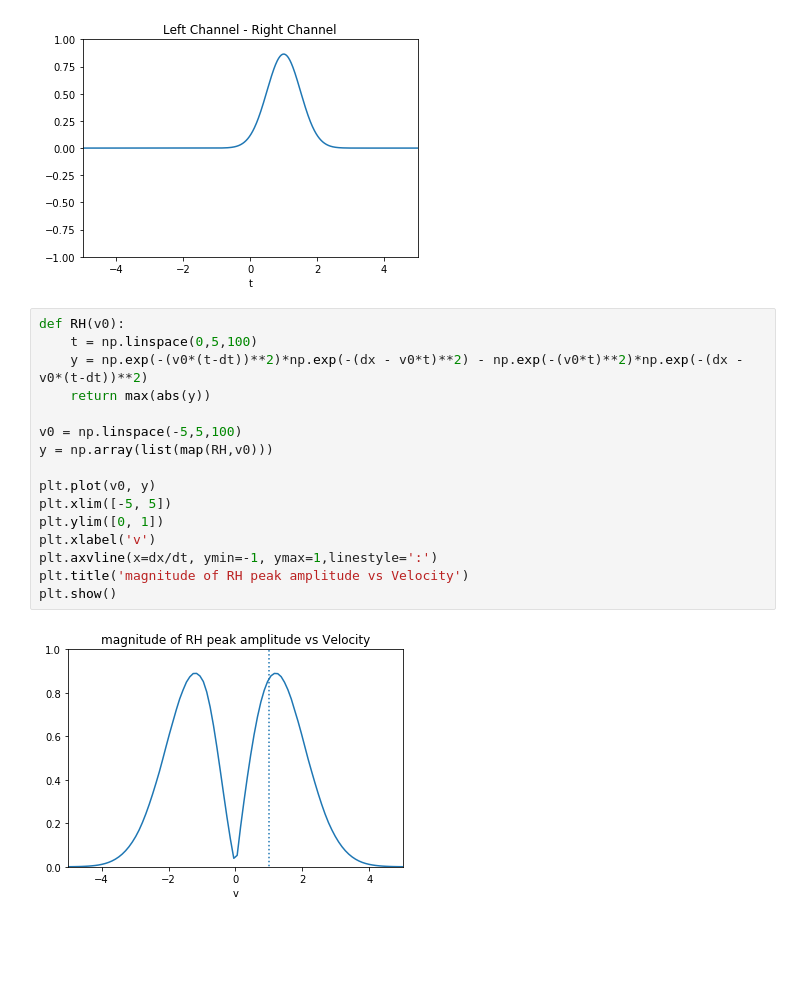
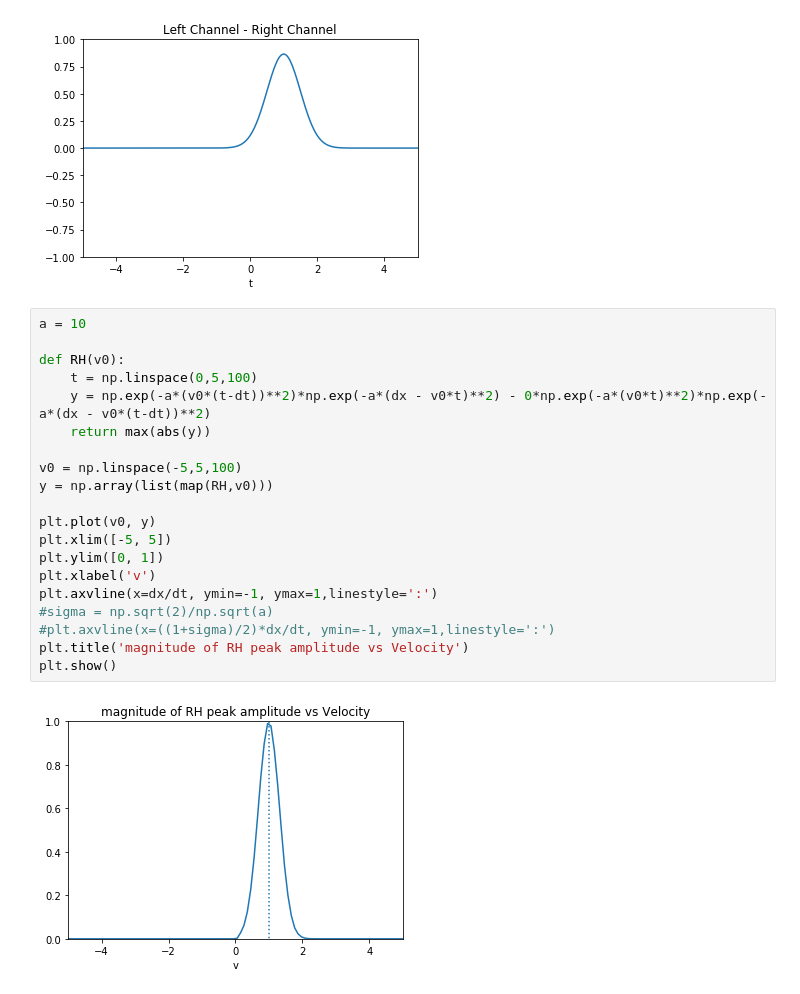
Before and after one commit to aatishb/motiondetection, a Jupyter notebook: Motion Detection.ipynb, the cells around one changed output. Drawn from its saved outputs; the diff is of its cells as text; blank space fills up the shorter version.

```diff
--- a/Motion Detection.ipynb
+++ b/Motion Detection.ipynb
@@ -108,21 +108,25 @@ plt.show()
 [figure]
 [figure]
 # %%
+a = 10
+
 def RH(v0):
     t = np.linspace(0,5,100)
-    y = np.exp(-(v0*(t-dt))**2)*np.exp(-(dx - v0*t)**2) - np.exp(-(v0*t)**2)*np.exp(-(dx - v0*(t-dt))**2)
+    y = np.exp(-a*(v0*(t-dt))**2)*np.exp(-a*(dx - v0*t)**2) - 0*np.exp(-a*(v0*t)**2)*np.exp(-a*(dx - v0*(t-dt))**2)
     return max(abs(y))
 
 v0 = np.linspace(-5,5,100)
 y = np.array(list(map(RH,v0)))
 
 plt.plot(v0, y)
 plt.xlim([-5, 5])
 plt.ylim([0, 1])
 plt.xlabel('v')
 plt.axvline(x=dx/dt, ymin=-1, ymax=1,linestyle=':')
+#sigma = np.sqrt(2)/np.sqrt(a)
+#plt.axvline(x=((1+sigma)/2)*dx/dt, ymin=-1, ymax=1,linestyle=':')
 plt.title('magnitude of RH peak amplitude vs Velocity')
 plt.show()
 # %% [output]
-[figure, old version]
+[figure, new version]
 # %% [markdown]
```
Also changed, not shown: parts of 1 cell of this notebook, 1 other file.
